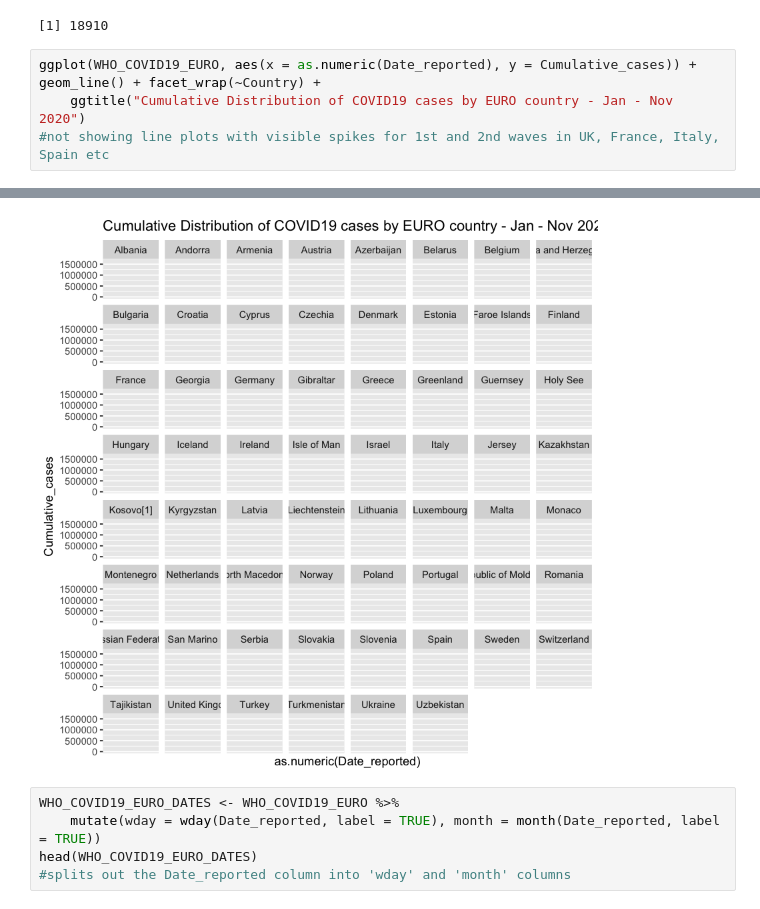
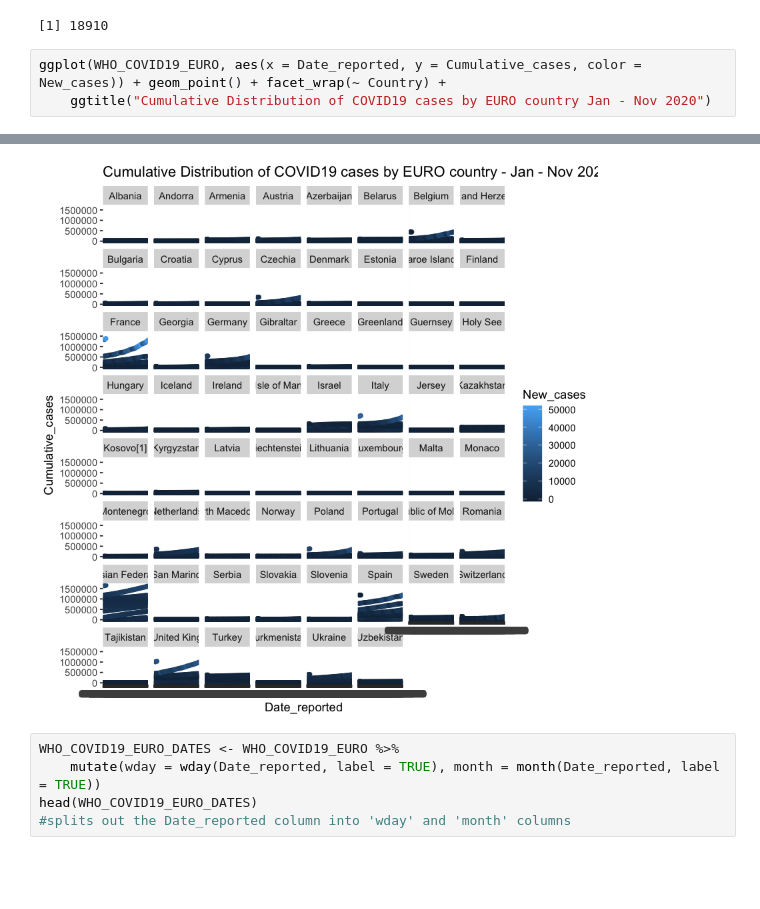
Before and after one commit to ada-nwobodo/COVID19-Prediction-Project-, a Jupyter notebook: COVID-19PredictionProject.ipynb, the cells around one changed output, grey strips where cells are left out. Drawn from its saved outputs; the diff is of its cells as text; blank space fills up the shorter version.

Commit message:
Update COVID-19PredictionProject.ipynb
changes made to facet plot of covid cases per European country

```diff
--- a/COVID-19PredictionProject.ipynb
+++ b/COVID-19PredictionProject.ipynb
@@ -350,7 +354,6 @@ nrow(WHO_COVID19_EURO)
 | 08/01/2020 | AL | Albania | EURO | 0 | 0 | 0 | 0 |
 [1] 18910
 # %%
-ggplot(WHO_COVID19_EURO, aes(x = as.numeric(Date_reported), y = Cumulative_cases)) + geom_line() + facet_wrap(~Country) +
-    ggtitle("Cumulative Distribution of COVID19 cases by EURO country - Jan - Nov 2020")
-#not showing line plots with visible spikes for 1st and 2nd waves in UK, France, Italy, Spain etc
+ggplot(WHO_COVID19_EURO, aes(x = Date_reported, y = Cumulative_cases, color = New_cases)) + geom_point() + facet_wrap(~ Country) +
+    ggtitle("Cumulative Distribution of COVID19 cases by EURO country Jan - Nov 2020")
 # %% [output]
@@ -361,4 +360,4 @@ Warning message in FUN(X[[i]], ...):
-[figure, old version]
+[figure, new version]
 # %%
 WHO_COVID19_EURO_DATES <- WHO_COVID19_EURO %>%
     mutate(wday = wday(Date_reported, label = TRUE), month = month(Date_reported, label = TRUE))
```
Also changed, not shown: parts of 2 cells of this notebook.
